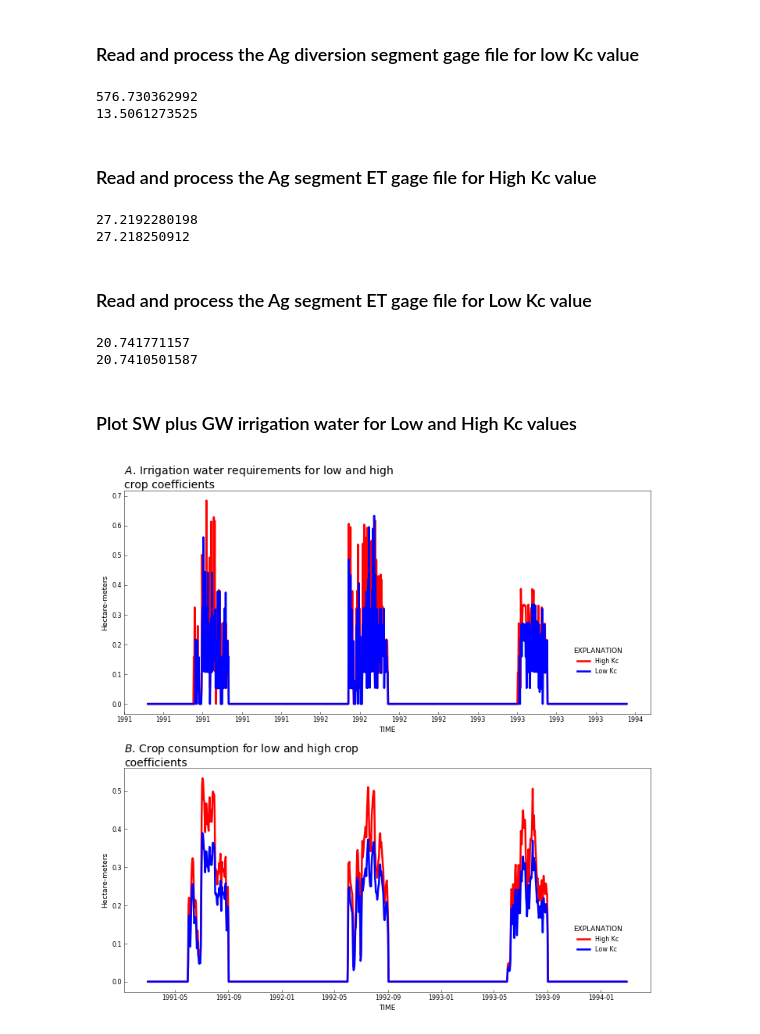
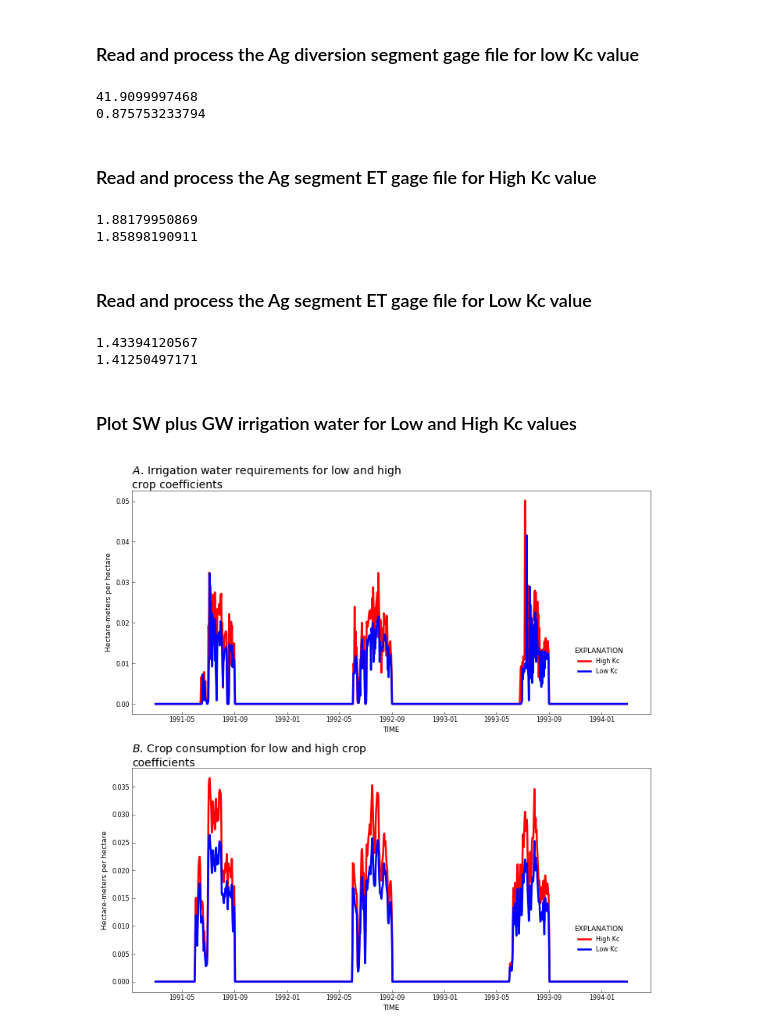
Before and after one commit to rniswon/gsflow_examples, a Jupyter notebook: sagehen_Agwater/notebook/Ag_ETdemand.ipynb, the cells around one changed output. Cells and saved outputs as stored; diff of their text form; code cells hidden in the pictures.

Commit message:
converted example prob 2 to hectare meters per hectare

```diff
--- a/sagehen_Agwater/notebook/Ag_ETdemand.ipynb
+++ b/sagehen_Agwater/notebook/Ag_ETdemand.ipynb
@@ -230,29 +230,29 @@ for line in lines2:
 
 # sum segments
 x1=np.array(y1_low_24,dtype=float)
-# convert to hectare-meter
-x1=x1*0.0001
+# convert to meters by dividing by irrigated area
+x1=x1/1.134e5
 x2=np.array(y1_low_25,dtype=float)
-x2=x2*0.0001
+x2=x2/1.62e5
 x1=x1+x2
 y1_low_24=x1
 y1_low_24_cum=x1.cumsum()
 
 # sum segments
 x1=np.array(y2_low_24,dtype=float)
-# convert to hectare-meter
-x1=x1*0.0001
+# convert to meters by dividing by irrigated area
+x1=x1/1.134e5
 x2=np.array(y2_low_25,dtype=float)
-x2=x2*0.0001
+x2=x2/1.62e5
 x1=x1+x2
 y2_low_24=x1
 
 # sum segments
 x1=np.array(y3_low_24,dtype=float)
-# convert to hectare-meter
-x1=x1*0.0001
+# convert to meters by dividing by irrigated area
+x1=x1/1.134e5
 x2=np.array(y3_low_25,dtype=float)
-x2=x2*0.0001
+x2=x2/1.62e5
 x1=x1+x2
 y3_low_24=x1
 
@@ -271,8 +271,8 @@ fname2.close()
 print(y1_low_24_cum[len(y1_low_24_cum)-1]/3)
 print(y4_low_24_cum[len(y4_low_24_cum)-1]/3)
 # %% [output]
-576.730362992
-13.5061273525
+41.9099997468
+0.875753233794
 # %% [markdown]
 ### Read and process the Ag  segment ET gage file for High Kc value
 # %%
@@ -322,18 +322,18 @@ for line in lineset2:
 # sum segments
 x1=np.array(y1et_high_24,dtype=float)
 # convert to hectare-meter
-x1=x1*0.0001
+x1=x1/1.134e5
 x2=np.array(y1et_high_25,dtype=float)
-x2=x2*0.0001
+x2=x2/1.62e5
 x1=x1+x2
 y1et_high_24=x1
 y1et_high_24_cum=x1.cumsum()
 
 x1=np.array(y2et_high_24,dtype=float)
 # convert to hectare-meter
-x1=x1*0.0001
+x1=x1/1.134e5
 x2=np.array(y2et_high_25,dtype=float)
-x2=x2*0.0001
+x2=x2/1.62e5
 x1=x1+x2
 y2et_high_24=x1
 y2et_high_24_cum=x1.cumsum()
@@ -346,8 +346,8 @@ fname2.close()
 print(y1et_high_24_cum[len(y1et_high_24_cum)-1]/3)
 print(y2et_high_24_cum[len(y2et_high_24_cum)-1]/3)
 # %% [output]
-27.2192280198
-27.218250912
+1.88179950869
+1.85898190911
 # %% [markdown]
 ### Read and process the Ag  segment ET gage file for Low Kc value
 # %%
@@ -388,18 +388,18 @@ for line in lineset2:
 # sum segments
 x1=np.array(y1et_low_24,dtype=float)
 # convert to hectare-meter
-x1=x1*0.0001
+x1=x1/1.134e5
 x2=np.array(y1et_low_25,dtype=float)
-x2=x2*0.0001
+x2=x2/1.62e5
 x1=x1+x2
 y1et_low_24=x1
 y1et_low_24_cum=x1.cumsum()
 
 x1=np.array(y2et_low_24,dtype=float)
 # convert to hectare-meter
-x1=x1*0.0001
+x1=x1/1.134e5
 x2=np.array(y2et_low_25,dtype=float)
-x2=x2*0.0001
+x2=x2/1.62e5
 x1=x1+x2
 y2et_low_24=x1
 y2et_low_24_cum=x1.cumsum()
@@ -412,8 +412,8 @@ fname2.close()
 print(y1et_low_24_cum[len(y2et_low_24_cum)-1]/3)
 print(y2et_low_24_cum[len(y2et_low_24_cum)-1]/3)
 # %% [output]
-20.741771157
-20.7410501587
+1.43394120567
+1.41250497171
 # %% [markdown]
 ### Plot SW plus GW irrigation water for Low and High Kc values
 # %%
@@ -428,36 +428,34 @@ axis = axis.flat
 axis[0].plot(plotdates,y4_high_24,color='r', linewidth=2.5, label="High Kc")
 axis[0].plot(plotdates,y4_low_24,color='b', linewidth=2.5, label="Low Kc")
 
 axis[1].plot(plotdates,y2et_high_24,color='r', linewidth=2.5, label="High Kc")
 axis[1].plot(plotdates,y2et_low_24,color='b', linewidth=2.5, label="Low Kc")
 
-
-
-axis[0].set_ylabel('Hectare-meters')
+axis[0].set_ylabel('Hectare-meters per hectare')
 axis[0].set_xlabel(header[0])
 
 
-plt.ylabel('Hectare-meters')
+plt.ylabel('Hectare-meters per hectare')
 plt.xlabel(header[0])
 
 start, end = axis[0].get_xlim()
-axis[0].xaxis.set_ticks(np.arange(start, end, 90.0))
+#axis[0].xaxis.set_ticks(np.arange(start, end, 90.0))
 
 rf.title(axis[0], 'Irrigation water requirements for low and high crop coefficients', subplot_prefix='A')
 
 #rf.axis_numbering(axis[1], format_x=True)
 fmt = mdates.DateFormatter('%Y-%m-%d')
 rf.title(axis[1], 'Crop consumption for low and high crop coefficients', subplot_prefix='B')
 
 # Set legend
 handles, labels = axis[0].get_legend_handles_labels()
 rf.legend(axis[0], handles, labels, bbox_to_anchor=(.9, 0.15))
 
 # Set legend
 handles, labels = axis[1].get_legend_handles_labels()
 rf.legend(axis[1], handles, labels, bbox_to_anchor=(.9, 0.15))
 
 plt.tight_layout()
 plt.savefig('WR_Kccomp.pdf')
 # %% [output]
-[figure, old version]
+[figure, new version]
```
Also changed, not shown: parts of 1 cell of this notebook, 3 other files.
